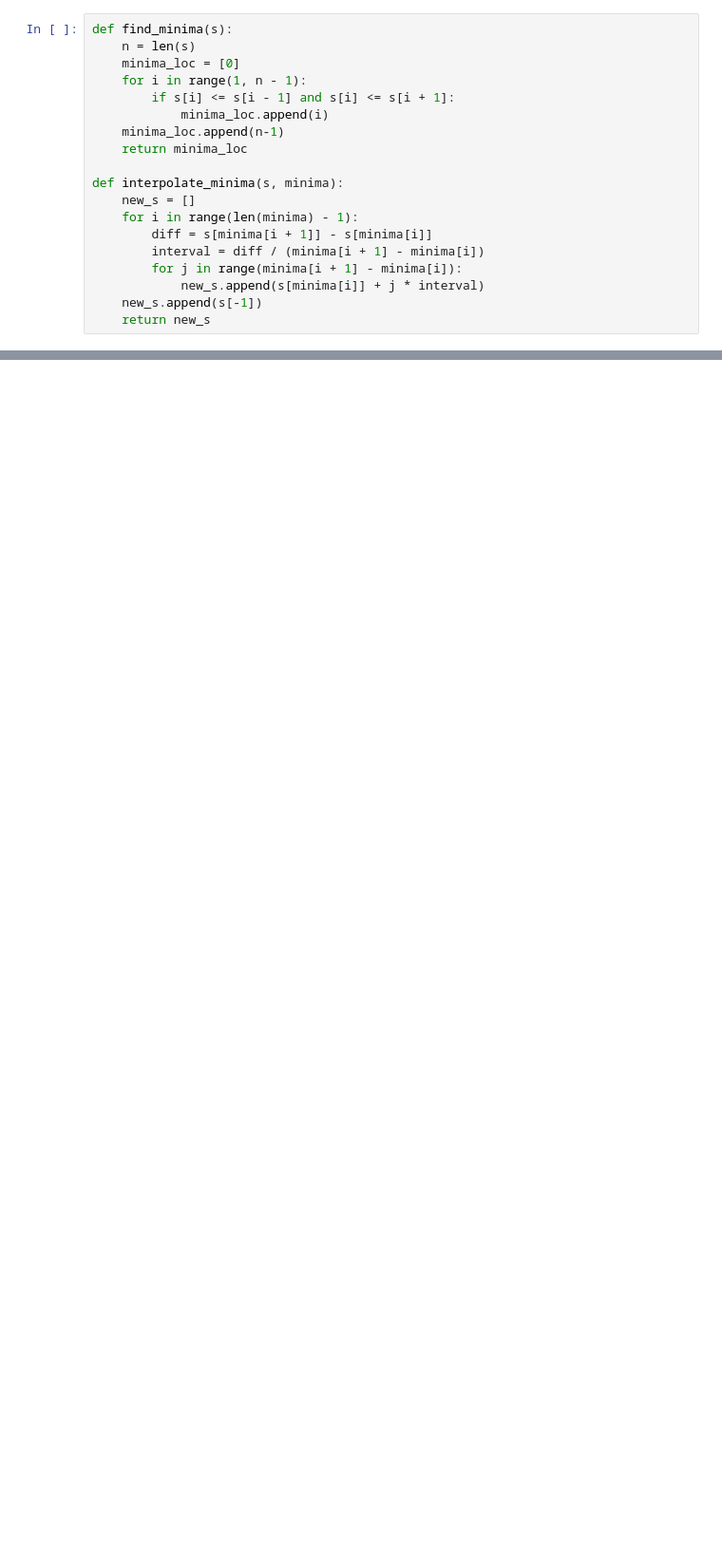
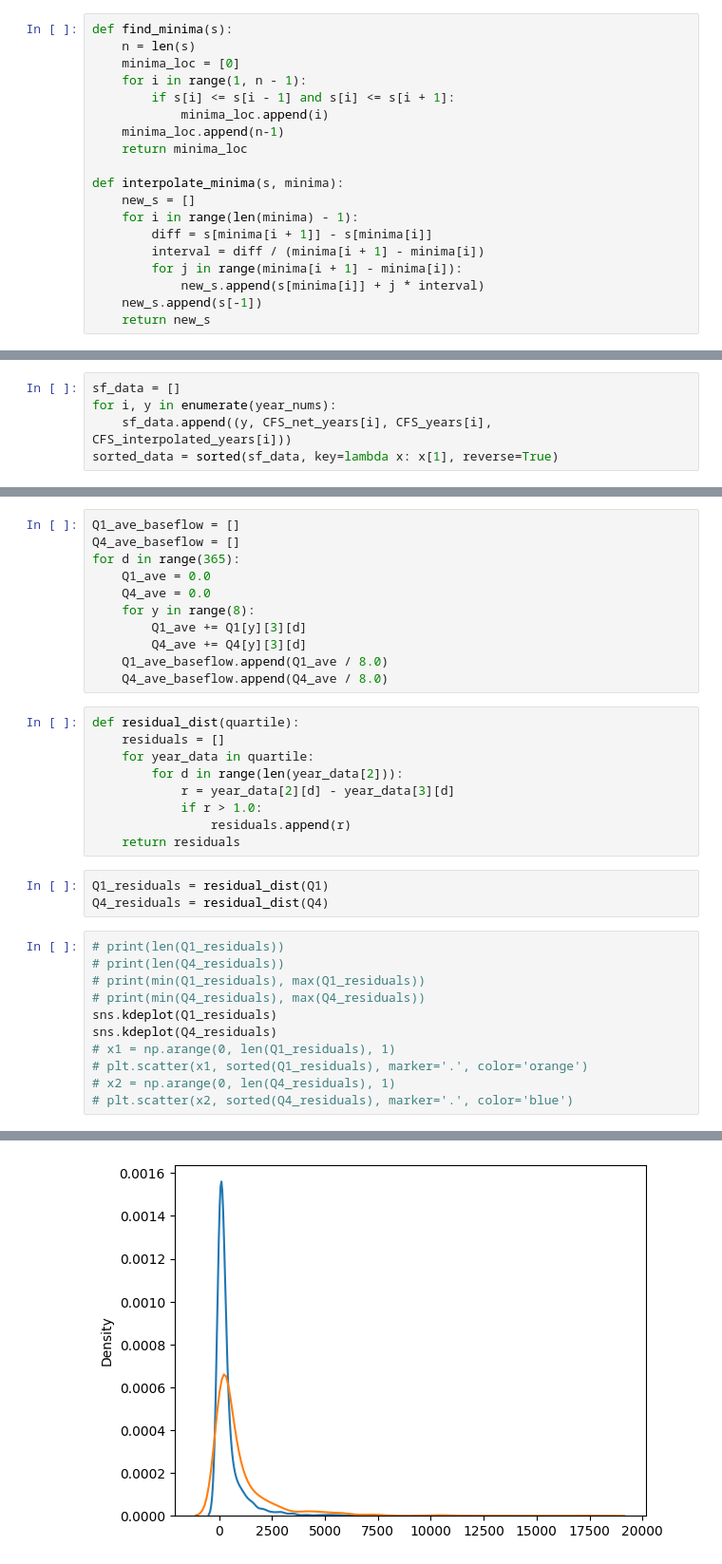
Before and after one commit to nmadev/YaleHydropowerModel, a Jupyter notebook: model.ipynb, the cells around one changed output, grey strips where cells are left out. Shown at 95% size. Saved outputs shown, nothing was run; the diff lists cells and outputs as text; blank space fills up the shorter version.

Commit message:
added some stuff to the data generation

```diff
--- a/model.ipynb
+++ b/model.ipynb
@@ -132,0 +67,5 @@ me = list(df['median'])
+# %%
+sf_data = []
+for i, y in enumerate(year_nums):
+    sf_data.append((y, CFS_net_years[i], CFS_years[i], CFS_interpolated_years[i]))
+sorted_data = sorted(sf_data, key=lambda x: x[1], reverse=True)
@@ -132,0 +89,35 @@ me = list(df['median'])
+# %%
+Q1_ave_baseflow = []
+Q4_ave_baseflow = []
+for d in range(365):
+    Q1_ave = 0.0
+    Q4_ave = 0.0
+    for y in range(8):
+        Q1_ave += Q1[y][3][d]
+        Q4_ave += Q4[y][3][d]
+    Q1_ave_baseflow.append(Q1_ave / 8.0)
+    Q4_ave_baseflow.append(Q4_ave / 8.0)
+# %%
+def residual_dist(quartile):
+    residuals = []
+    for year_data in quartile:
+        for d in range(len(year_data[2])):
+            r = year_data[2][d] - year_data[3][d]
+            if r > 1.0:
+                residuals.append(r)
+    return residuals
+# %%
+Q1_residuals = residual_dist(Q1)
+Q4_residuals = residual_dist(Q4)
+# %%
+# print(len(Q1_residuals))
+# print(len(Q4_residuals))
+# print(min(Q1_residuals), max(Q1_residuals))
+# print(min(Q4_residuals), max(Q4_residuals))
+sns.kdeplot(Q1_residuals)
+sns.kdeplot(Q4_residuals)
+# x1 = np.arange(0, len(Q1_residuals), 1)
+# plt.scatter(x1, sorted(Q1_residuals), marker='.', color='orange')
+# x2 = np.arange(0, len(Q4_residuals), 1)
+# plt.scatter(x2, sorted(Q4_residuals), marker='.', color='blue')
+# %% [output]
@@ -132,0 +125 @@ me = list(df['median'])
+[figure, added]
```
Also changed, not shown: parts of 19 cells of this notebook.
